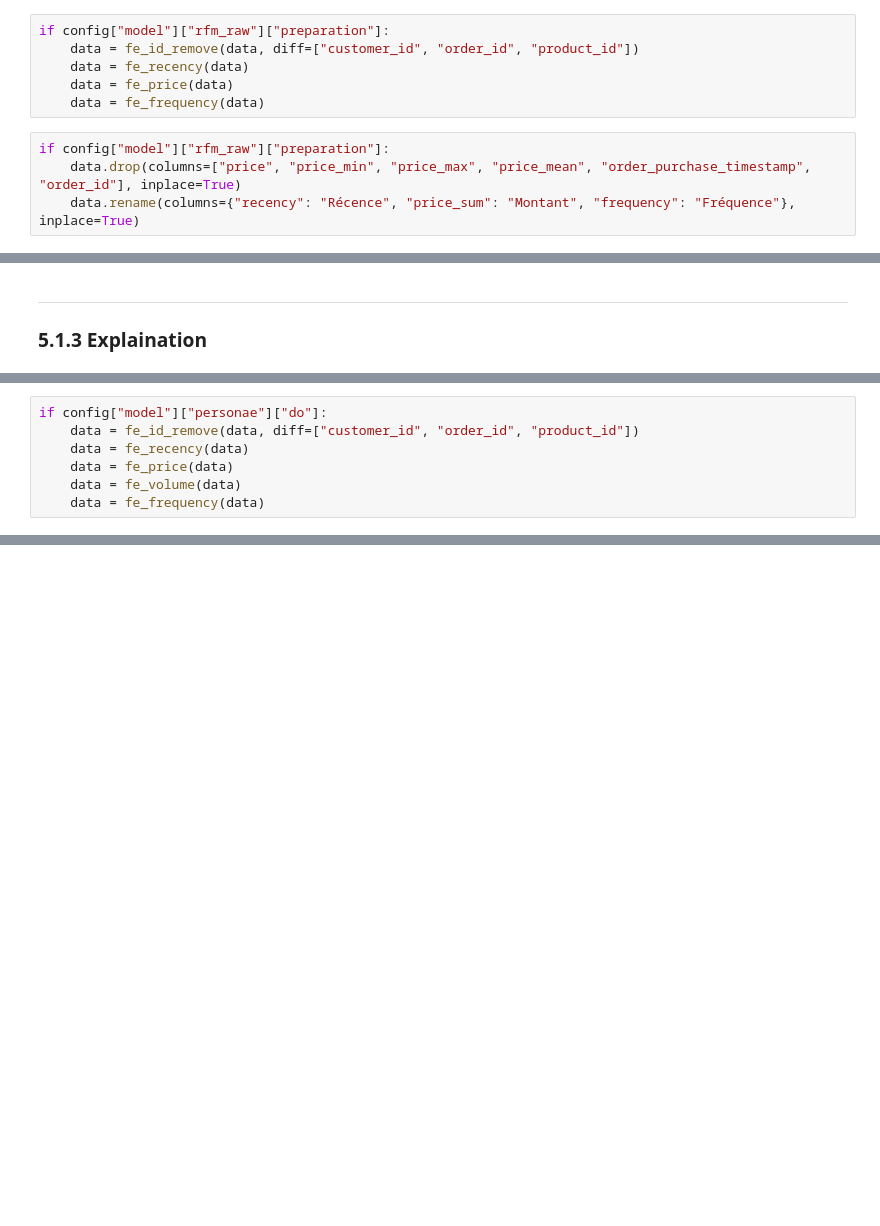
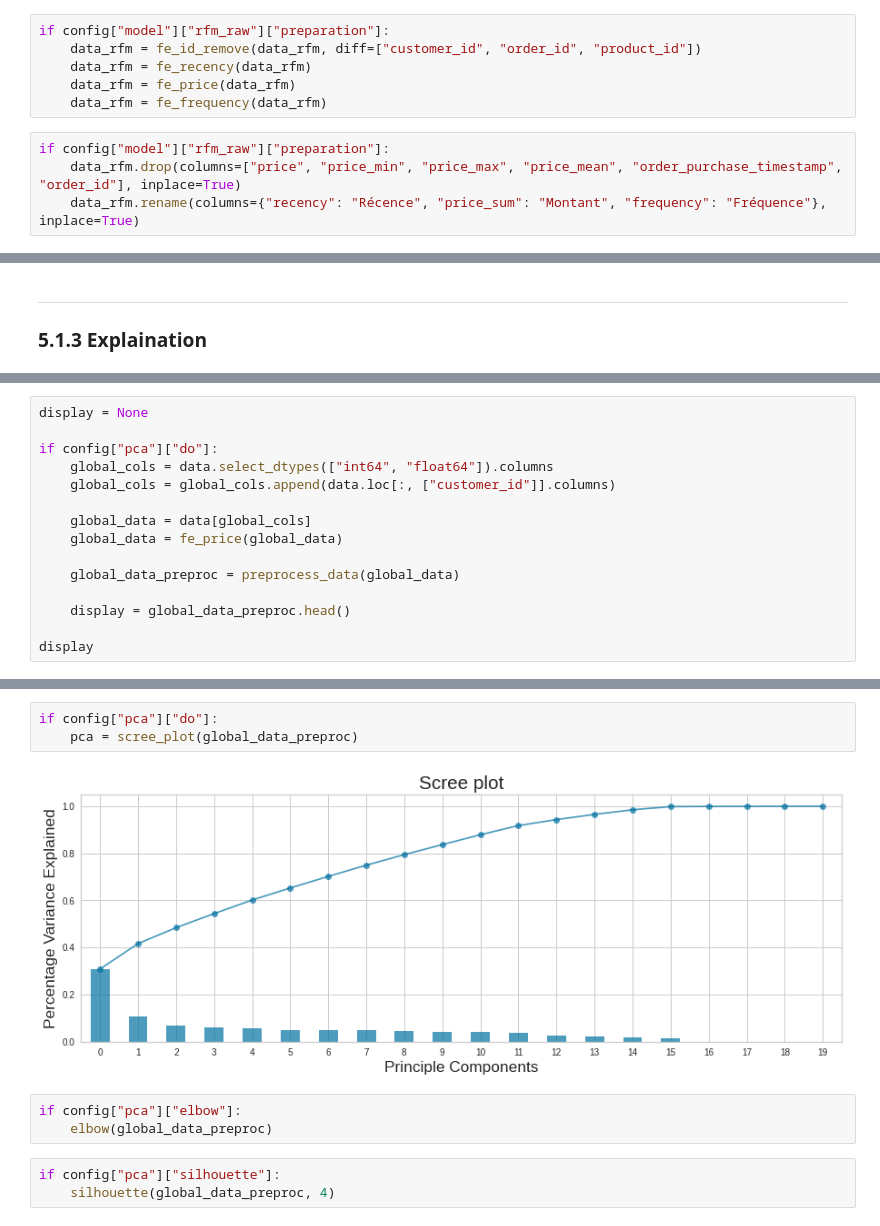
Before and after one commit to curiousmindflow/oc-ml-p4, a Jupyter notebook: modelisation.ipynb, the cells around one changed output, grey strips where cells are left out. Cells and saved outputs as stored; diff of their text form; blank space fills up the shorter version.

```diff
--- a/modelisation.ipynb
+++ b/modelisation.ipynb
@@ -529,13 +542,13 @@ if config["model"]["rfm_raw"]["preparation"]:
 # %%
 if config["model"]["rfm_raw"]["preparation"]:
-    data = fe_id_remove(data, diff=["customer_id", "order_id", "product_id"])
-    data = fe_recency(data)
-    data = fe_price(data)
-    data = fe_frequency(data)
+    data_rfm = fe_id_remove(data_rfm, diff=["customer_id", "order_id", "product_id"])
+    data_rfm = fe_recency(data_rfm)
+    data_rfm = fe_price(data_rfm)
+    data_rfm = fe_frequency(data_rfm)
 # %%
 if config["model"]["rfm_raw"]["preparation"]:
-    data.drop(columns=["price", "price_min", "price_max", "price_mean", "order_purchase_timestamp", "order_id"], inplace=True)
-    data.rename(columns={"recency": "Récence", "price_sum": "Montant", "frequency": "Fréquence"}, inplace=True)
+    data_rfm.drop(columns=["price", "price_min", "price_max", "price_mean", "order_purchase_timestamp", "order_id"], inplace=True)
+    data_rfm.rename(columns={"recency": "Récence", "price_sum": "Montant", "frequency": "Fréquence"}, inplace=True)
 # %%
 display = None
 if config["model"]["rfm_raw"]["preparation"]:
@@ -798,7 +591,0 @@ explain
-# %%
-if config["model"]["personae"]["do"]:
-    data = fe_id_remove(data, diff=["customer_id", "order_id", "product_id"])
-    data = fe_recency(data)
-    data = fe_price(data)
-    data = fe_volume(data)
-    data = fe_frequency(data)
@@ -909,0 +766,15 @@ if config["pca"]["do"]:
+# %%
+display = None
+
+if config["pca"]["do"]:
+    global_cols = data.select_dtypes(["int64", "float64"]).columns
+    global_cols = global_cols.append(data.loc[:, ["customer_id"]].columns)
+
+    global_data = data[global_cols]
+    global_data = fe_price(global_data)
+
+    global_data_preproc = preprocess_data(global_data)
+
+    display = global_data_preproc.head()
+
+display
@@ -909,0 +788,11 @@ if config["pca"]["do"]:
+# %%
+if config["pca"]["do"]:
+    pca = scree_plot(global_data_preproc)
+# %% [output]
+[figure, added]
+# %%
+if config["pca"]["elbow"]:
+    elbow(global_data_preproc)
+# %%
+if config["pca"]["silhouette"]:
+    silhouette(global_data_preproc, 4)
```
Also changed, not shown: parts of 89 cells of this notebook, 2 other files.
